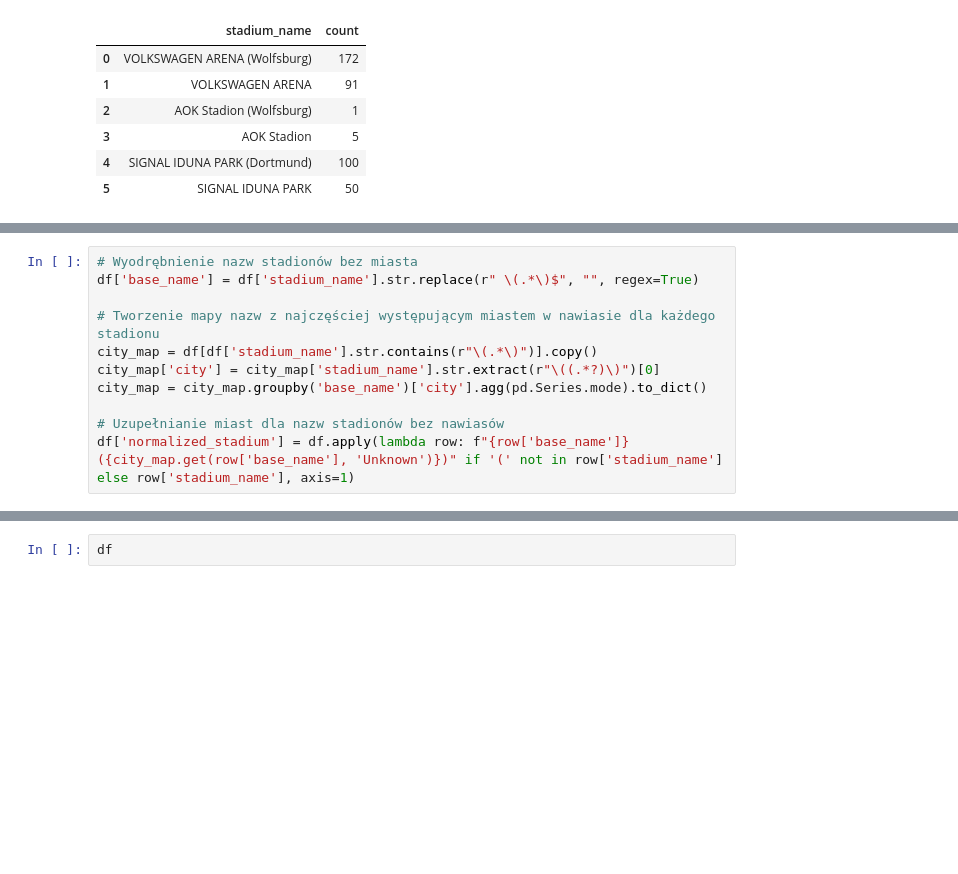
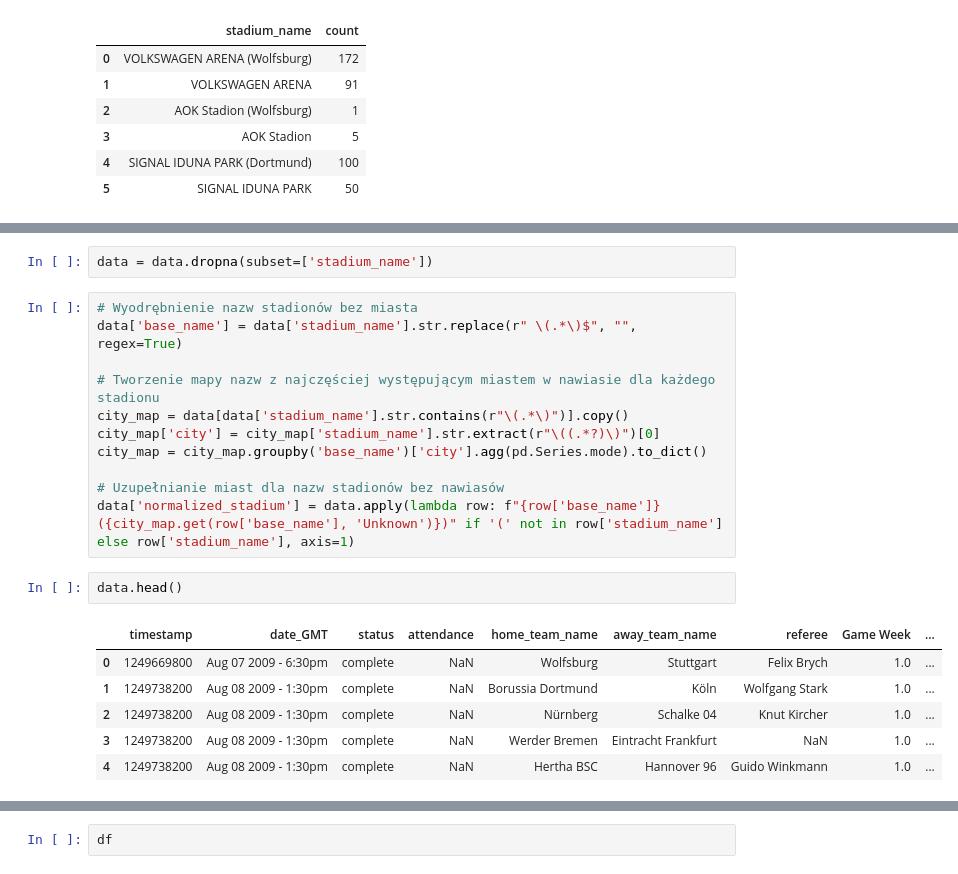
Before and after one commit to lukaszlewickii/football_games_predictor, a Jupyter notebook: eda.ipynb, the cells around one changed output, grey strips where cells are left out. Drawn from its saved outputs; the diff is of its cells as text; blank space fills up the shorter version.

```diff
--- a/eda.ipynb
+++ b/eda.ipynb
@@ -681,11 +744,22 @@ df
+# %%
+data = data.dropna(subset=['stadium_name'])
 # %%
 # Wyodrębnienie nazw stadionów bez miasta
-df['base_name'] = df['stadium_name'].str.replace(r" \(.*\)$", "", regex=True)
+data['base_name'] = data['stadium_name'].str.replace(r" \(.*\)$", "", regex=True)
 
 # Tworzenie mapy nazw z najczęściej występującym miastem w nawiasie dla każdego stadionu
-city_map = df[df['stadium_name'].str.contains(r"\(.*\)")].copy()
+city_map = data[data['stadium_name'].str.contains(r"\(.*\)")].copy()
 city_map['city'] = city_map['stadium_name'].str.extract(r"\((.*?)\)")[0]
 city_map = city_map.groupby('base_name')['city'].agg(pd.Series.mode).to_dict()
 
 # Uzupełnianie miast dla nazw stadionów bez nawiasów
-df['normalized_stadium'] = df.apply(lambda row: f"{row['base_name']} ({city_map.get(row['base_name'], 'Unknown')})" if '(' not in row['stadium_name'] else row['stadium_name'], axis=1)
+data['normalized_stadium'] = data.apply(lambda row: f"{row['base_name']} ({city_map.get(row['base_name'], 'Unknown')})" if '(' not in row['stadium_name'] else row['stadium_name'], axis=1)
+# %%
+data.head()
+# %% [output]
+|  | timestamp | date_GMT | status | attendance | home_team_name | away_team_name | referee | Game Week | ... |
+| 0 | 1249669800 | Aug 07 2009 - 6:30pm | complete | NaN | Wolfsburg | Stuttgart | Felix Brych | 1.0 | ... |
+| 1 | 1249738200 | Aug 08 2009 - 1:30pm | complete | NaN | Borussia Dortmund | Köln | Wolfgang Stark | 1.0 | ... |
+| 2 | 1249738200 | Aug 08 2009 - 1:30pm | complete | NaN | Nürnberg | Schalke 04 | Knut Kircher | 1.0 | ... |
+| 3 | 1249738200 | Aug 08 2009 - 1:30pm | complete | NaN | Werder Bremen | Eintracht Frankfurt | NaN | 1.0 | ... |
+| 4 | 1249738200 | Aug 08 2009 - 1:30pm | complete | NaN | Hertha BSC | Hannover 96 | Guido Winkmann | 1.0 | ... |
```
Also changed, not shown: parts of 8 cells of this notebook.
